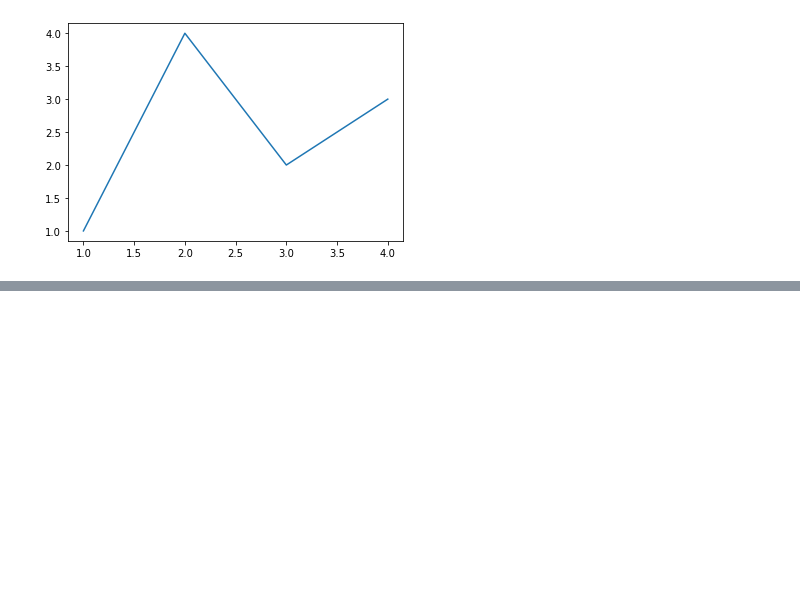
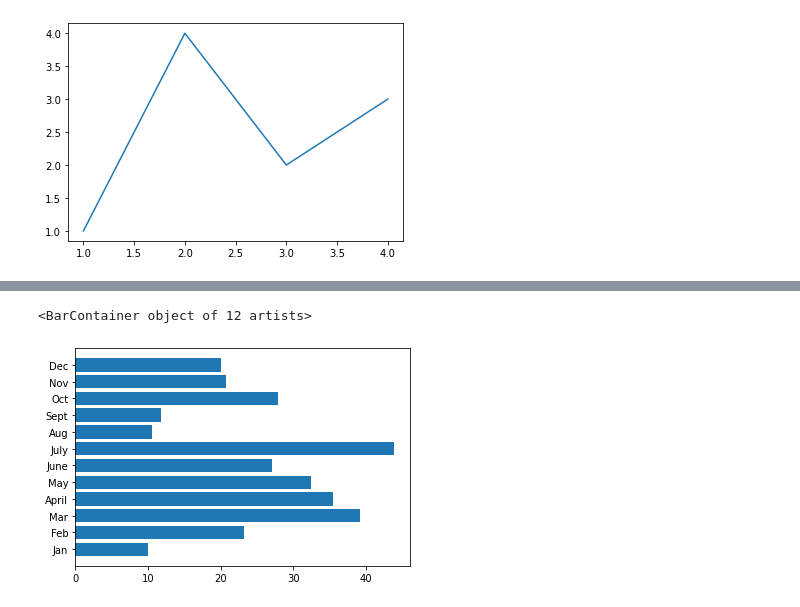
Before and after one commit to ipbrieske/PyBer_Analysis, a Jupyter notebook: Matplotlib_practice.ipynb, the cells around one changed output, grey strips where cells are left out. Cells and saved outputs as stored; diff of their text form; code cells hidden in the pictures; blank space fills up the shorter version.

```diff
--- a/Matplotlib_practice.ipynb
+++ b/Matplotlib_practice.ipynb
@@ -63,0 +86,6 @@ ax.plot([1, 2, 3, 4], [1, 4, 2, 3,]); # Plot some data on the axes
+# %%
+# Create the plot
+plt.barh(x_axis, y_axis)
+# %% [output]
+<BarContainer object of 12 artists>
+[figure, added]
```
Also changed, not shown: parts of 16 cells of this notebook, 7 other files.
